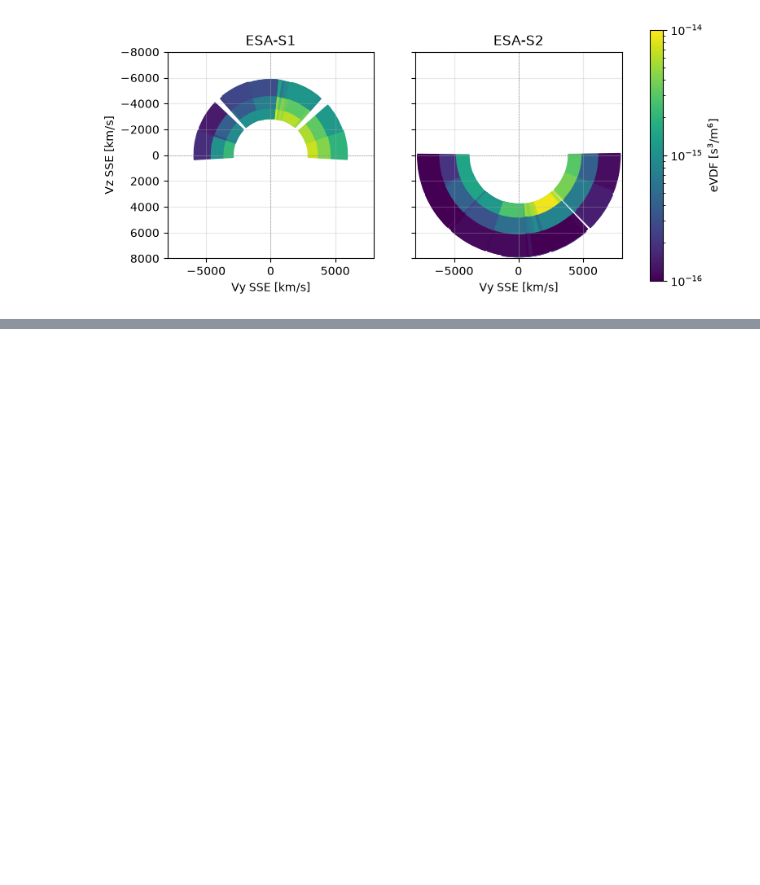
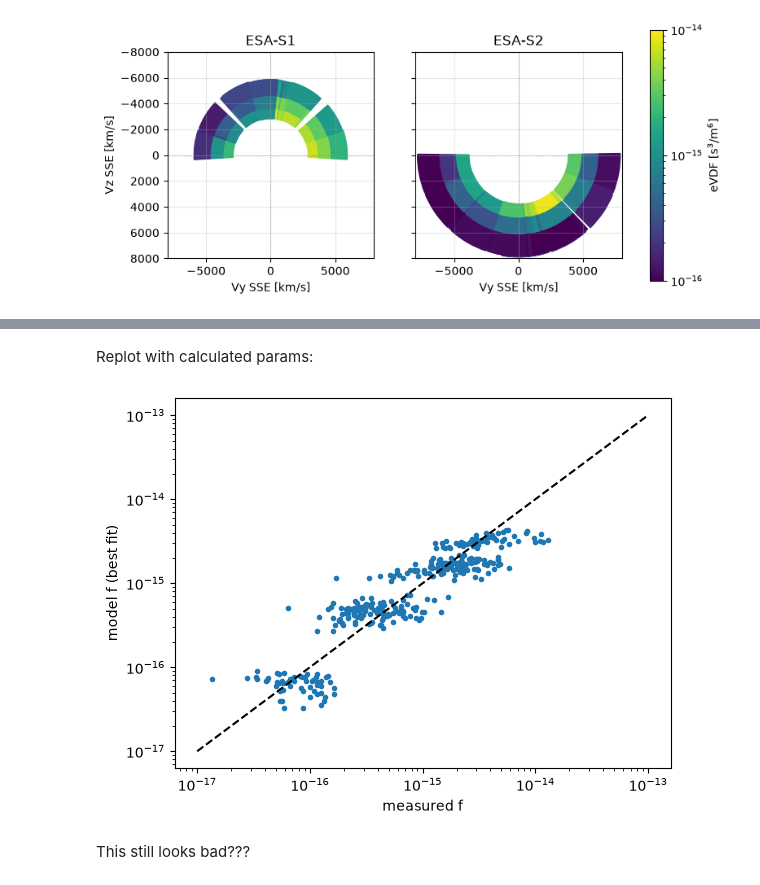
Before and after one commit to yulunwu000/artemis-lunar-plasma, a Jupyter notebook: notebooks/03_kaguya_test.ipynb, the cells around one changed output, grey strips where cells are left out. Drawn from its saved outputs; the diff is of its cells as text; code cells hidden in the pictures; blank space fills up the shorter version.

```diff
--- a/notebooks/03_kaguya_test.ipynb
+++ b/notebooks/03_kaguya_test.ipynb
@@ -380,0 +438,13 @@ To do: find Maxwellian fit, reproduce figs (c)--(f), locate ion datasets. Why ar
+# %% [markdown]
+Replot with calculated params:
+# %%
+f_fit = maxwellian(v, n, *(u * 1e3), T_eV)
+
+plt.loglog(f, f_fit, '.')
+plt.plot([1e-17, 1e-13], [1e-17, 1e-13], 'k--')
+plt.xlabel('measured f'); plt.ylabel('model f (best fit)')
+plt.show()
+# %% [output]
+[figure, added]
+# %% [markdown]
+This still looks bad???
```
Also changed, not shown: parts of 7 cells of this notebook.
